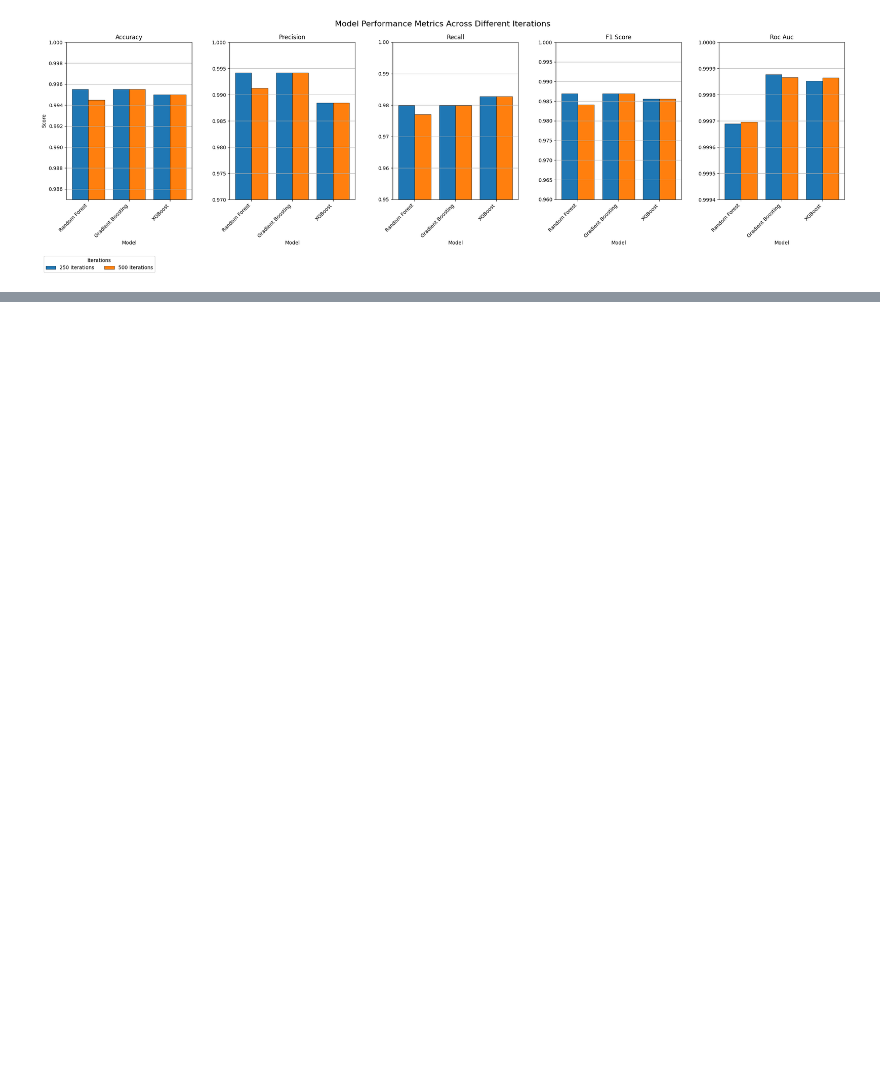
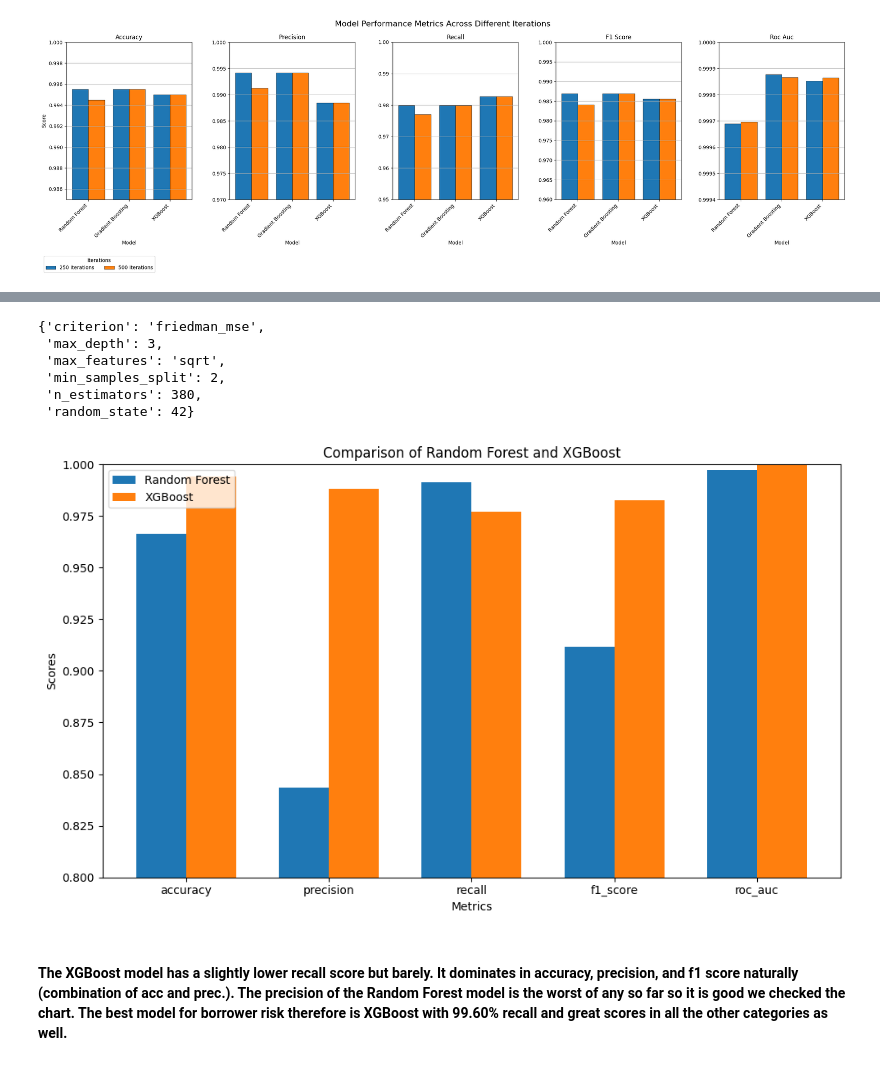
Before and after one commit to rockett-m/JPMC-Quant-Research, a Jupyter notebook: TaskThree/TaskThree_LoanRisk.ipynb, the cells around one changed output, grey strips where cells are left out. Drawn from its saved outputs; the diff is of its cells as text; code cells hidden in the pictures; blank space fills up the shorter version.

```diff
--- a/TaskThree/TaskThree_LoanRisk.ipynb
+++ b/TaskThree/TaskThree_LoanRisk.ipynb
@@ -441,0 +890,2 @@ results_df = pd.DataFrame(result, index=[0])
+# %%
+results_df_fits = pd.DataFrame(results)
@@ -441,0 +902,3 @@ results_df = pd.DataFrame(result, index=[0])
+# %%
+rf_best_params = results_df_fits.loc[0, 'best_params']
+rf_best_params
@@ -441,0 +913,10 @@ results_df = pd.DataFrame(result, index=[0])
+# %%
+xgb_best_params = results_df_fits.loc[1, 'best_params']
+xgb_best_params
+# %% [output]
+{'criterion': 'friedman_mse',
+ 'max_depth': 3,
+ 'max_features': 'sqrt',
+ 'min_samples_split': 2,
+ 'n_estimators': 380,
+ 'random_state': 42}
@@ -441,0 +966,31 @@ results_df = pd.DataFrame(result, index=[0])
+# %%
+# score all scores for random forest and xgboost in comparison
+result_df_scores = pd.concat([result_df_rf_scores, result_df_xgb_scores], axis=0, ignore_index=True)
+result_df_scores.index = ['Random Forest', 'XGBoost']
+# result_df_scores
+
+metrics = ['accuracy', 'precision', 'recall', 'f1_score', 'roc_auc']
+x = np.arange(len(metrics))  # Label locations
+width = 0.35  # Width of the bars
+
+fig, ax = plt.subplots(figsize=(10, 6))
+
+# Plot bars for Random Forest and XGBoost
+bars_rf = ax.bar(x - width/2, result_df_scores.loc['Random Forest', metrics], width, label='Random Forest')
+bars_xgb = ax.bar(x + width/2, result_df_scores.loc['XGBoost', metrics], width, label='XGBoost')
+
+ax.set_ylim(0.8, 1.0)
+
+ax.set_xlabel('Metrics')
+ax.set_ylabel('Scores')
+ax.set_title('Comparison of Random Forest and XGBoost')
+ax.set_xticks(x)
+ax.set_xticklabels(metrics)
+ax.legend()
+
+plt.tight_layout()
+plt.show()
+# %% [output]
+[figure, added]
+# %% [markdown]
+#### The XGBoost model has a slightly lower recall score but barely. It dominates in accuracy, precision, and f1 score naturally (combination of acc and prec.). The precision of the Random Forest model is the worst of any so far so it is good we checked the chart. The best model for borrower risk therefore is XGBoost with 99.60% recall and great scores in all the other categories as well.
```
Also changed, not shown: parts of 44 cells of this notebook, 1 other file.
